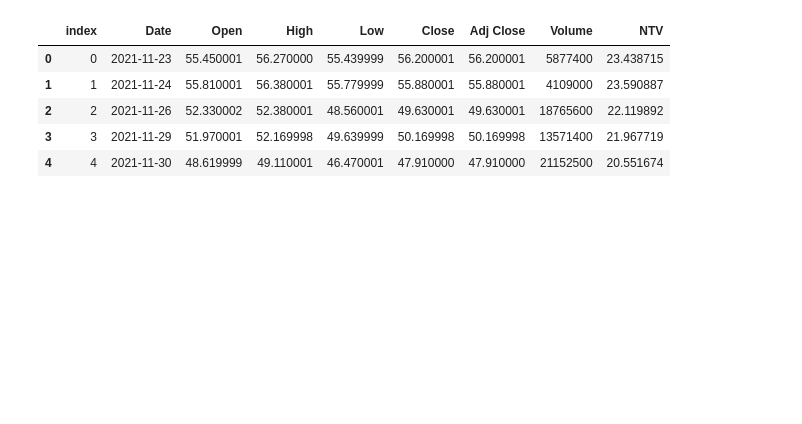
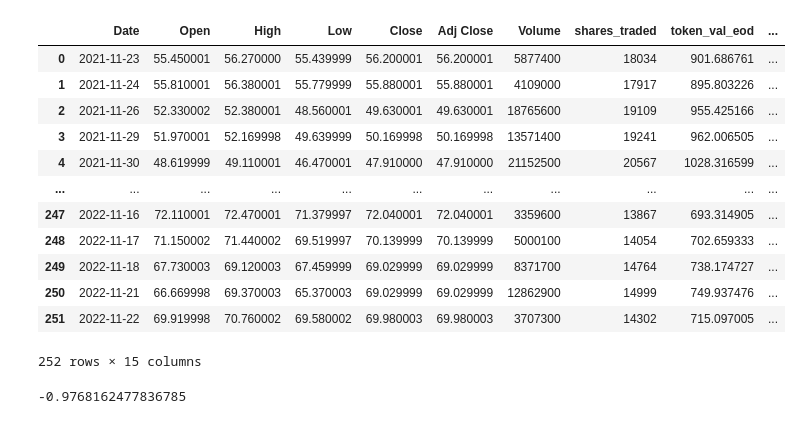
Before and after one commit to AndrewPomorski/commodity_token, a Jupyter notebook: research/Daily rebalanced cfd vs underlying.ipynb, the cells around one changed output. Cells and saved outputs as stored; diff of their text form; code cells hidden in the pictures; blank space fills up the shorter version.

```diff
--- a/research/Daily rebalanced cfd vs underlying.ipynb
+++ b/research/Daily rebalanced cfd vs underlying.ipynb
@@ -19,17 +20,40 @@ totalSupply = 1000000;
 # %%
-def get_token_nav(close):
-    dollarExposure = getDollarExposure(float(close), targetShares, marginFactor)
-    CFDnotionalTokenValue = dollarExposure / totalSupply
-    return CFDnotionalTokenValue * 1000 #for plotting only
+def get_token_nav(o, c):
+    targetShares = getSharesForTargetExposure(o)
+    dollarExposure = getDollarExposure(float(o), targetShares)
+    CFDnotionalTokenValue = (dollarExposure * targetShares) / totalSupply
+    return CFDnotionalTokenValue
 # %%
-df = pd.read_csv("./data/USO.csv").reset_index()
-df['Token_Nav'] = df.apply (lambda row: get_token_nav(row['Open']), axis=1)
+df = pd.read_csv("./data/USO.csv").set_index('Date').reset_index()
+# %%
+df['shares_traded'] = df.apply(lambda row: getSharesForTargetExposure(row['Open']), axis = 1)
+df['token_val_eod'] = df.apply (lambda row: get_token_nav(row['Open'], row['Close']), axis=1)
+df['token_daily_return'] = df.apply (lambda row: get_token_nav(row['Open'], None) - get_token_nav(row['Close'], None) , axis=1)
+# %%
+# dollar value of CFD portfolio
+df['dollar_exp_o'] = df.apply(lambda row: getDollarExposure(row['Open'], row['shares_traded']), axis=1)
+df['notional_exp_o'] = df.apply(lambda row: row['dollar_exp_o'] / marginFactor, axis = 1)
+df['dollar_exp_c'] = df.apply(lambda row: getDollarExposure(row['Close'], row['shares_traded']), axis=1)
+df['notional_exp_c'] = df.apply(lambda row: row['dollar_exp_c'] / marginFactor, axis = 1)
+
+df['cfd_pl'] = df.apply(lambda row: (row['dollar_exp_c'] - row['dollar_exp_o']) * row['shares_traded'], axis = 1)
 # %%
-df.head()
+df
 # %% [output]
-|  | index | Date | Open | High | Low | Close | Adj Close | Volume | NTV |
-| 0 | 0 | 2021-11-23 | 55.450001 | 56.270000 | 55.439999 | 56.200001 | 56.200001 | 5877400 | 23.438715 |
-| 1 | 1 | 2021-11-24 | 55.810001 | 56.380001 | 55.779999 | 55.880001 | 55.880001 | 4109000 | 23.590887 |
-| 2 | 2 | 2021-11-26 | 52.330002 | 52.380001 | 48.560001 | 49.630001 | 49.630001 | 18765600 | 22.119892 |
-| 3 | 3 | 2021-11-29 | 51.970001 | 52.169998 | 49.639999 | 50.169998 | 50.169998 | 13571400 | 21.967719 |
-| 4 | 4 | 2021-11-30 | 48.619999 | 49.110001 | 46.470001 | 47.910000 | 47.910000 | 21152500 | 20.551674 |
+|  | Date | Open | High | Low | Close | Adj Close | Volume | shares_traded | token_val_eod | ... |
+| 0 | 2021-11-23 | 55.450001 | 56.270000 | 55.439999 | 56.200001 | 56.200001 | 5877400 | 18034 | 901.686761 | ... |
+| 1 | 2021-11-24 | 55.810001 | 56.380001 | 55.779999 | 55.880001 | 55.880001 | 4109000 | 17917 | 895.803226 | ... |
+| 2 | 2021-11-26 | 52.330002 | 52.380001 | 48.560001 | 49.630001 | 49.630001 | 18765600 | 19109 | 955.425166 | ... |
+| 3 | 2021-11-29 | 51.970001 | 52.169998 | 49.639999 | 50.169998 | 50.169998 | 13571400 | 19241 | 962.006505 | ... |
+| 4 | 2021-11-30 | 48.619999 | 49.110001 | 46.470001 | 47.910000 | 47.910000 | 21152500 | 20567 | 1028.316599 | ... |
+| ... | ... | ... | ... | ... | ... | ... | ... | ... | ... | ... |
+| 247 | 2022-11-16 | 72.110001 | 72.470001 | 71.379997 | 72.040001 | 72.040001 | 3359600 | 13867 | 693.314905 | ... |
+| 248 | 2022-11-17 | 71.150002 | 71.440002 | 69.519997 | 70.139999 | 70.139999 | 5000100 | 14054 | 702.659333 | ... |
+| 249 | 2022-11-18 | 67.730003 | 69.120003 | 67.459999 | 69.029999 | 69.029999 | 8371700 | 14764 | 738.174727 | ... |
+| 250 | 2022-11-21 | 66.669998 | 69.370003 | 65.370003 | 69.029999 | 69.029999 | 12862900 | 14999 | 749.937476 | ... |
+| 251 | 2022-11-22 | 69.919998 | 70.760002 | 69.580002 | 69.980003 | 69.980003 | 3707300 | 14302 | 715.097005 | ... |
+252 rows × 15 columns
+# %%
+df['Close'].corr(df['token_nav'], method = 'pearson')
+# %% [output]
+-0.9768162477836785
```
Also changed, not shown: parts of 7 cells of this notebook.
